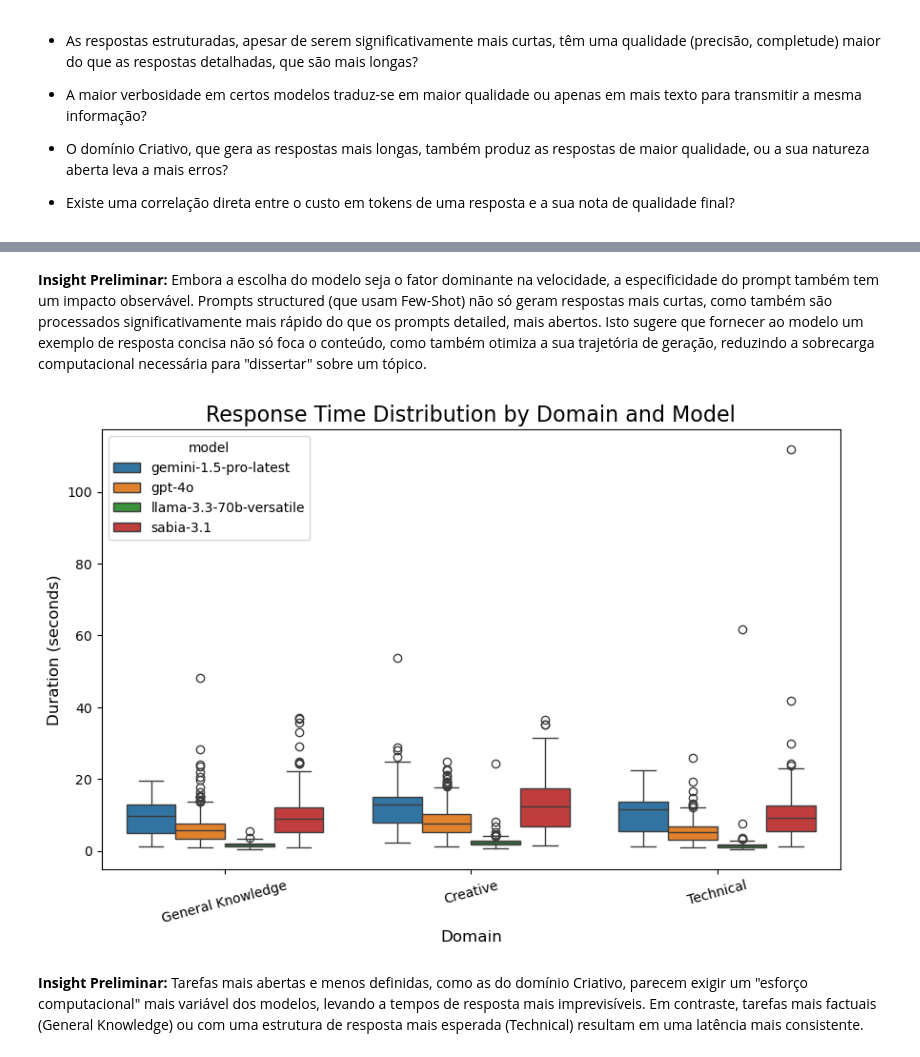
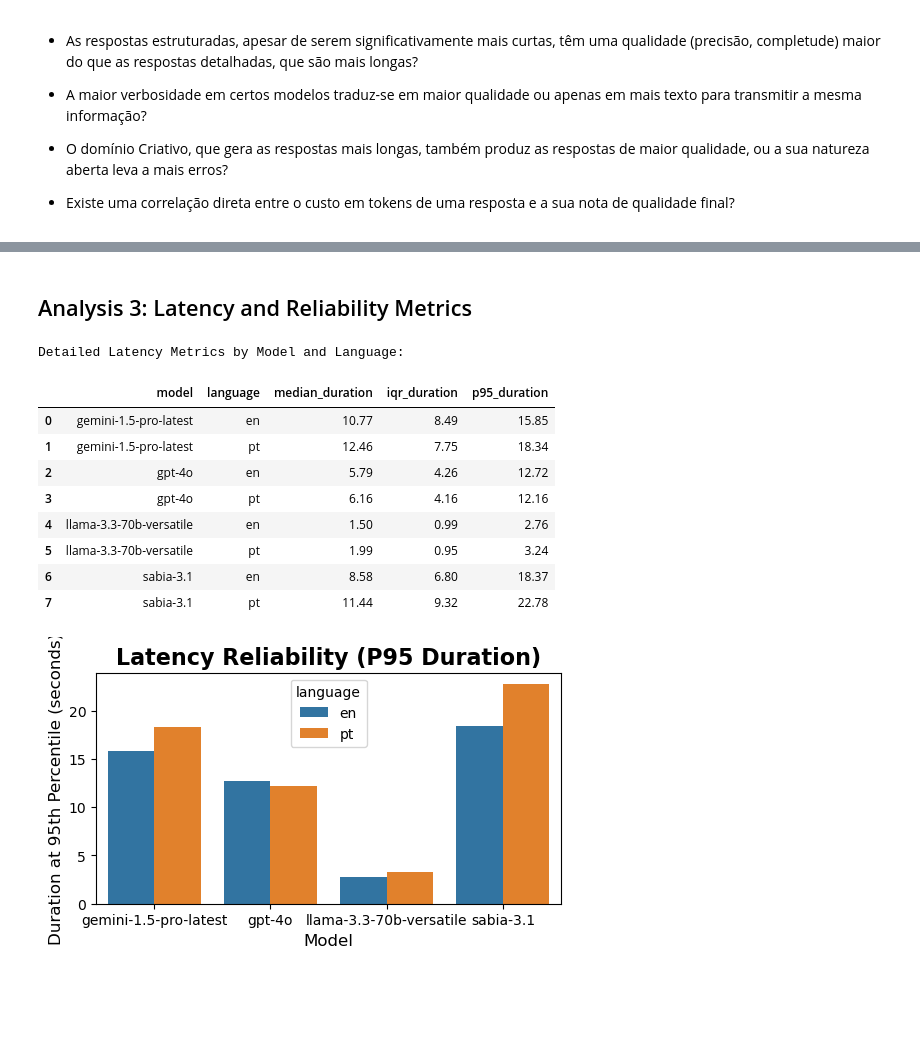
Before and after one commit to laysearaujo/cross-lingual-prompt-analysis, a Jupyter notebook: 2_preliminary_analysis.ipynb, the cells around one changed output, grey strips where cells are left out. Drawn from its saved outputs; the diff is of its cells as text; code cells hidden in the pictures; blank space fills up the shorter version.

```diff
--- a/2_preliminary_analysis.ipynb
+++ b/2_preliminary_analysis.ipynb
@@ -121,19 +186,36 @@ plt.show()
-# %% [markdown]
-**Insight Preliminar:** Embora a escolha do modelo seja o fator dominante na velocidade, a especificidade do prompt também tem um impacto observável. Prompts structured (que usam Few-Shot) não só geram respostas mais curtas, como também são processados significativamente mais rápido do que os prompts detailed, mais abertos. Isto sugere que fornecer ao modelo um exemplo de resposta concisa não só foca o conteúdo, como também otimiza a sua trajetória de geração, reduzindo a sobrecarga computacional necessária para "dissertar" sobre um tópico.
+# %% [markdown]
+## Analysis 3: Latency and Reliability Metrics
+# %%
+latency_metrics = df.groupby(['model', 'language']).agg(
+    median_duration=('duration_s', 'median'),
+    iqr_duration=('duration_s', lambda x: x.quantile(0.75) - x.quantile(0.25)),
+    p95_duration=('duration_s', lambda x: x.quantile(0.95))
+).reset_index()
+
+print("Detailed Latency Metrics by Model and Language:")
+display(latency_metrics.round(2))
+# %% [output]
+Detailed Latency Metrics by Model and Language:
+|  | model | language | median_duration | iqr_duration | p95_duration |
+| 0 | gemini-1.5-pro-latest | en | 10.77 | 8.49 | 15.85 |
+| 1 | gemini-1.5-pro-latest | pt | 12.46 | 7.75 | 18.34 |
+| 2 | gpt-4o | en | 5.79 | 4.26 | 12.72 |
+| 3 | gpt-4o | pt | 6.16 | 4.16 | 12.16 |
+| 4 | llama-3.3-70b-versatile | en | 1.50 | 0.99 | 2.76 |
+| 5 | llama-3.3-70b-versatile | pt | 1.99 | 0.95 | 3.24 |
+| 6 | sabia-3.1 | en | 8.58 | 6.80 | 18.37 |
+| 7 | sabia-3.1 | pt | 11.44 | 9.32 | 22.78 |
 # %%
-plt.figure(figsize=(10, 6))
-sns.boxplot(
-    data=df,
-    x='domain',
-    y='duration_s',
-    hue='model',
+plt.figure(figsize=(6, 3))
+sns.barplot(
+data=latency_metrics,
+x='model',
+y='p95_duration',
+hue='language',
 )
-plt.title('Response Time Distribution by Domain and Model', fontsize=16)
-plt.ylabel('Duration (seconds)', fontsize=12)
-plt.xlabel('Domain', fontsize=12)
-plt.xticks(rotation=15)
+plt.title('Latency Reliability (P95 Duration)', fontsize=16, fontweight='bold')
+plt.ylabel('Duration at 95th Percentile (seconds)', fontsize=12)
+plt.xlabel('Model', fontsize=12)
 plt.show()
 # %% [output]
-[figure, old version]
+[figure, new version]
-# %% [markdown]
-**Insight Preliminar:** Tarefas mais abertas e menos definidas, como as do domínio Criativo, parecem exigir um "esforço computacional" mais variável dos modelos, levando a tempos de resposta mais imprevisíveis. Em contraste, tarefas mais factuais (General Knowledge) ou com uma estrutura de resposta mais esperada (Technical) resultam em uma latência mais consistente.
```
Also changed, not shown: parts of 21 cells of this notebook.
